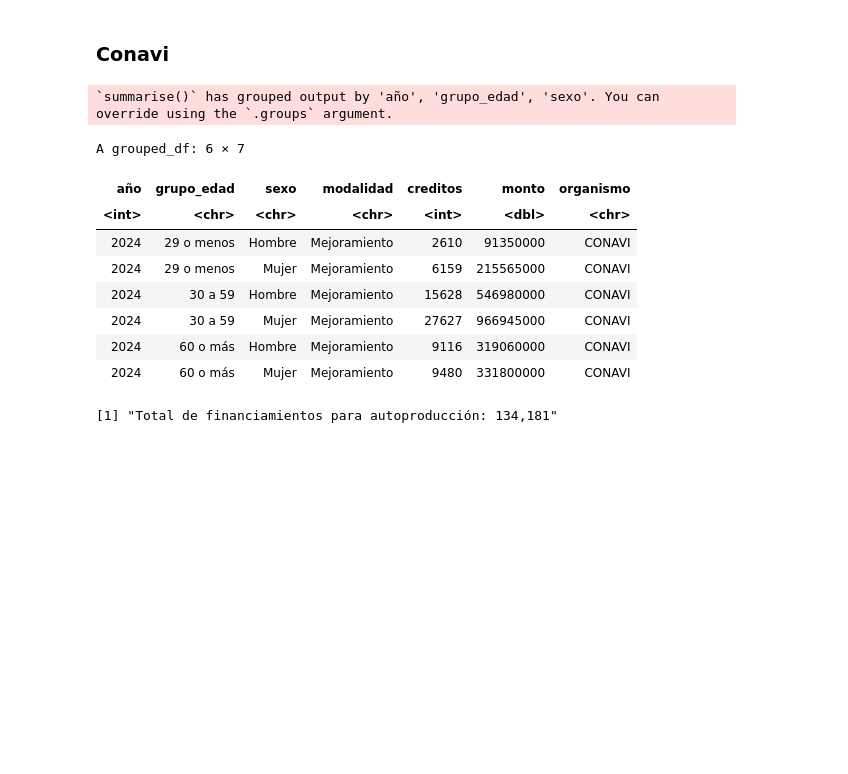
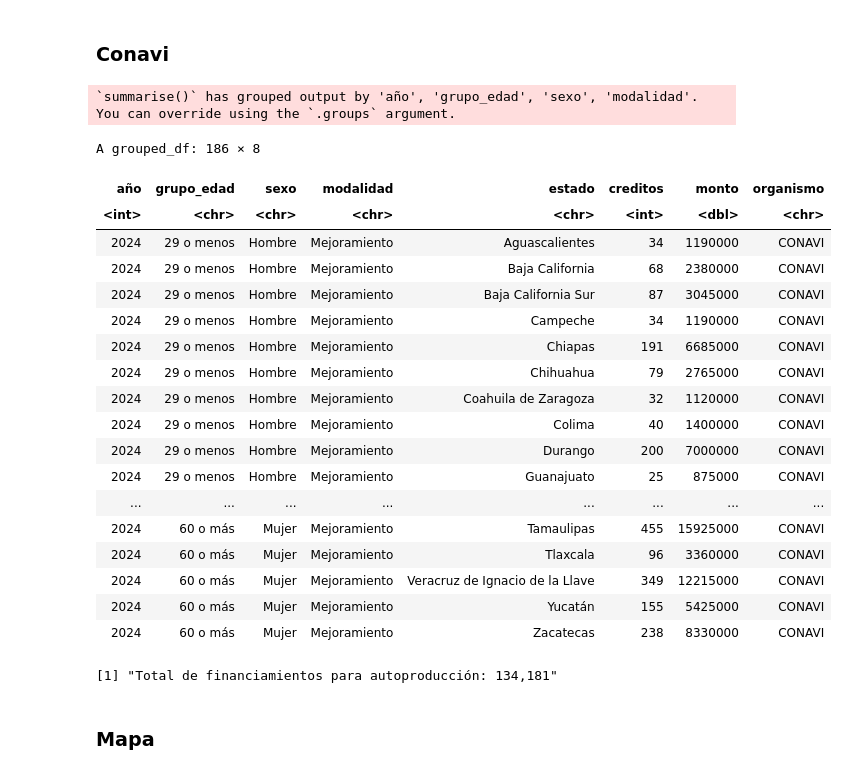
Before and after one commit to coordanalisis-sedatu/indicadores, a Jupyter notebook: fin_autoproduccion.ipynb, the cells around one changed output. Saved outputs shown, nothing was run; the diff lists cells and outputs as text; code cells hidden in the pictures; blank space fills up the shorter version.

```diff
--- a/fin_autoproduccion.ipynb
+++ b/fin_autoproduccion.ipynb
@@ -101,7 +106,7 @@ A grouped_df: 5 × 7
 # %% [markdown]
 ### Conavi
 # %%
-url_conavi<-"https://qa-sniiv.sedatu.gob.mx/api/CuboAPI/GetCONAVI/2024,2024/0/0/modalidad,anio,mes,genero,rango_edad"
+url_conavi<-"https://sniiv.sedatu.gob.mx/api/CuboAPI/GetCONAVI/2024,2024/0/0/modalidad,anio,mes,genero,rango_edad,estado"
 # %%
 bdconavi<-consulta_api(url_conavi)%>%
 filter(mes!="abril")%>%
@@ -109,25 +114,35 @@ arrange(año)
 # %%
 conavi<-bdconavi%>%
 filter(modalidad %in% c("Autoproducción", "Autoconstrucción", "Ampliación", "Mejoramiento","Reconstrucción","Vivienda existente"))%>%
-group_by(año,grupo_edad,sexo,modalidad)%>%
+group_by(año,grupo_edad,sexo,modalidad,estado)%>%
 
 summarise(creditos=sum(acciones),monto=sum(monto))%>%
 mutate(organismo="CONAVI")
 
 
 conavi
 # %% [output]
-`summarise()` has grouped output by 'año', 'grupo_edad', 'sexo'. You can
-override using the `.groups` argument.
+`summarise()` has grouped output by 'año', 'grupo_edad', 'sexo', 'modalidad'.
+You can override using the `.groups` argument.
-A grouped_df: 6 × 7
+A grouped_df: 186 × 8
-| año | grupo_edad | sexo | modalidad | creditos | monto | organismo |
-| <int> | <chr> | <chr> | <chr> | <int> | <dbl> | <chr> |
-| 2024 | 29 o menos | Hombre | Mejoramiento | 2610 | 91350000 | CONAVI |
-| 2024 | 29 o menos | Mujer | Mejoramiento | 6159 | 215565000 | CONAVI |
-| 2024 | 30 a 59 | Hombre | Mejoramiento | 15628 | 546980000 | CONAVI |
-| 2024 | 30 a 59 | Mujer | Mejoramiento | 27627 | 966945000 | CONAVI |
-| 2024 | 60 o más | Hombre | Mejoramiento | 9116 | 319060000 | CONAVI |
-| 2024 | 60 o más | Mujer | Mejoramiento | 9480 | 331800000 | CONAVI |
+| año | grupo_edad | sexo | modalidad | estado | creditos | monto | organismo |
+| <int> | <chr> | <chr> | <chr> | <chr> | <int> | <dbl> | <chr> |
+| 2024 | 29 o menos | Hombre | Mejoramiento | Aguascalientes | 34 | 1190000 | CONAVI |
+| 2024 | 29 o menos | Hombre | Mejoramiento | Baja California | 68 | 2380000 | CONAVI |
+| 2024 | 29 o menos | Hombre | Mejoramiento | Baja California Sur | 87 | 3045000 | CONAVI |
+| 2024 | 29 o menos | Hombre | Mejoramiento | Campeche | 34 | 1190000 | CONAVI |
+| 2024 | 29 o menos | Hombre | Mejoramiento | Chiapas | 191 | 6685000 | CONAVI |
+| 2024 | 29 o menos | Hombre | Mejoramiento | Chihuahua | 79 | 2765000 | CONAVI |
+| 2024 | 29 o menos | Hombre | Mejoramiento | Coahuila de Zaragoza | 32 | 1120000 | CONAVI |
+| 2024 | 29 o menos | Hombre | Mejoramiento | Colima | 40 | 1400000 | CONAVI |
+| 2024 | 29 o menos | Hombre | Mejoramiento | Durango | 200 | 7000000 | CONAVI |
+| 2024 | 29 o menos | Hombre | Mejoramiento | Guanajuato | 25 | 875000 | CONAVI |
+| ... | ... | ... | ... | ... | ... | ... | ... |
+| 2024 | 60 o más | Mujer | Mejoramiento | Tamaulipas | 455 | 15925000 | CONAVI |
+| 2024 | 60 o más | Mujer | Mejoramiento | Tlaxcala | 96 | 3360000 | CONAVI |
+| 2024 | 60 o más | Mujer | Mejoramiento | Veracruz de Ignacio de la Llave | 349 | 12215000 | CONAVI |
+| 2024 | 60 o más | Mujer | Mejoramiento | Yucatán | 155 | 5425000 | CONAVI |
+| 2024 | 60 o más | Mujer | Mejoramiento | Zacatecas | 238 | 8330000 | CONAVI |
 # %%
 autoproduccion<-bind_rows(shf,fovissste,infonavit,conavi)
 print(sprintf("Total de financiamientos para autoproducción: %s", format(sum(autoproduccion$creditos), big.mark = ",")))
@@ -135,3 +150,5 @@ print(sprintf("Total de financiamientos para autoproducción: %s", format(sum(au
 openxlsx::write.xlsx(autoproduccion,"autoproduccion_1T_2024.xlsx")
 # %% [output]
 [1] "Total de financiamientos para autoproducción: 134,181"
+# %% [markdown]
+### Mapa
```
Also changed, not shown: parts of 13 cells of this notebook.
